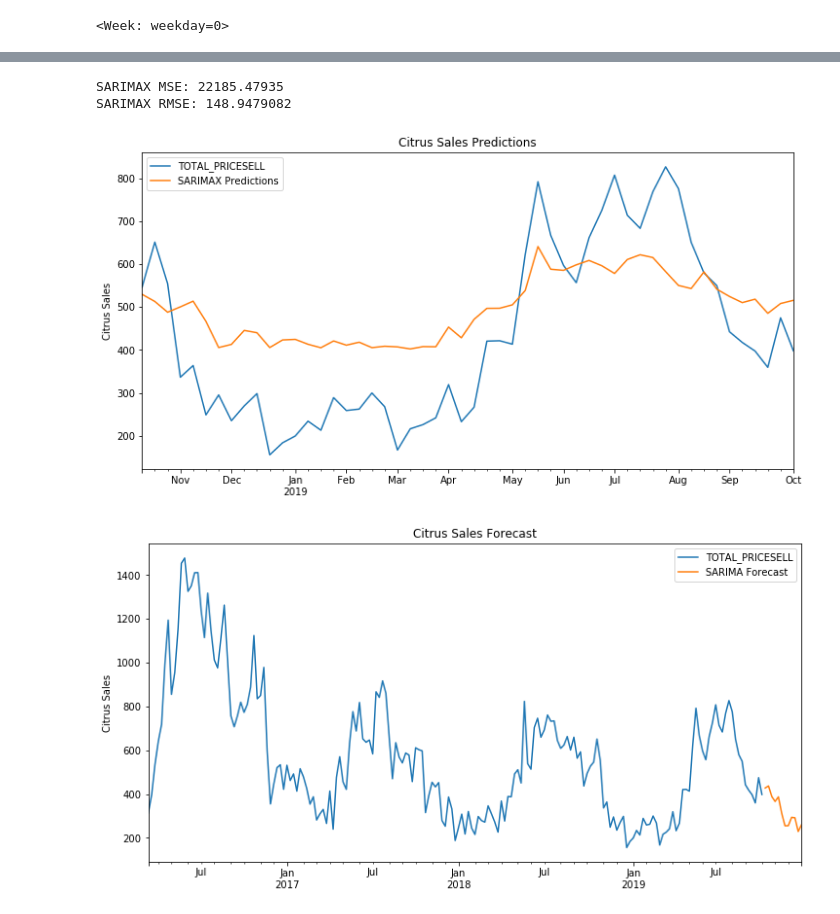
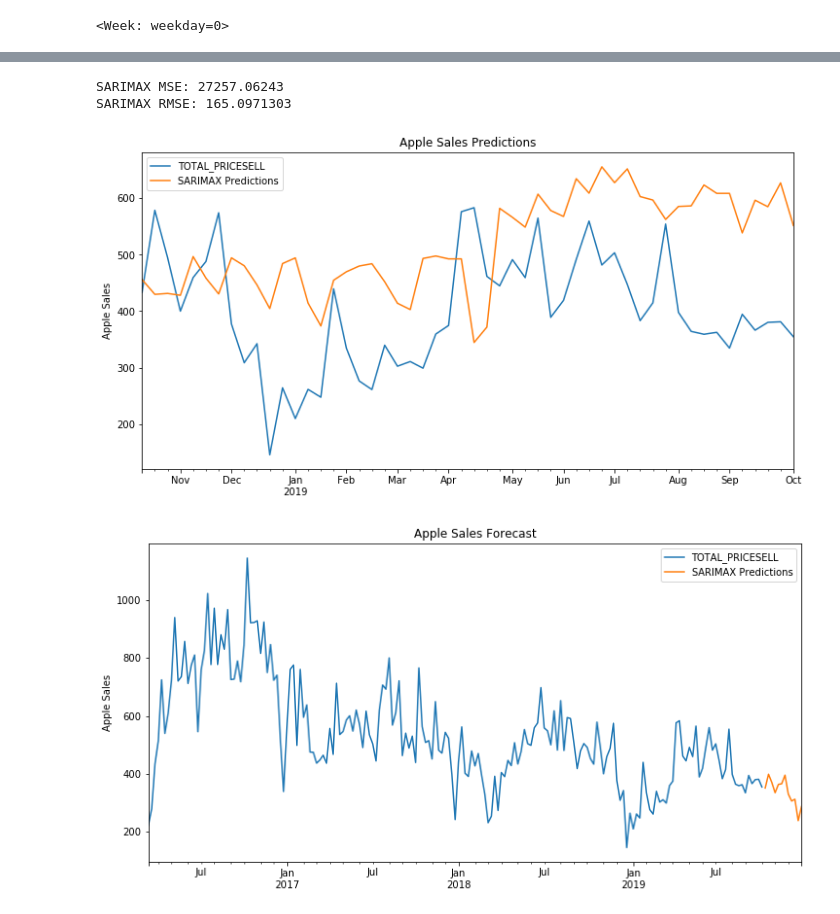
Before and after one commit to aibatchelor22/dubstech-2020, a Jupyter notebook: Retail Sales - Apples.ipynb, the cells around one changed output, grey strips where cells are left out. Saved outputs shown, nothing was run; the diff lists cells and outputs as text; code cells hidden in the pictures.

```diff
--- a/Retail Sales - Apples.ipynb
+++ b/Retail Sales - Apples.ipynb
@@ -13,7 +13,7 @@ from statsmodels.tools.eval_measures import rmse
 import warnings
 warnings.filterwarnings("ignore")
 # %%
-df = pd.read_csv(r'C:\Users\ashbat\Desktop\totalByWeekWHCitrus.csv',index_col='DATE',parse_dates=True)
+df = pd.read_csv(r'C:\Users\ashbat\Desktop\totalByWeekWHApples.csv',index_col='DATE',parse_dates=True)
 df.index.freq = 'W-MON'
 # %%
 df.head()
@@ -185,12 +185,12 @@ error2 = rmse(test['TOTAL_PRICESELL'], predictions)
 print(f'SARIMAX MSE: {error1:11.10}')
 print(f'SARIMAX RMSE: {error2:11.10}')
 # %% [output]
-SARIMAX MSE: 22185.47935
-SARIMAX RMSE: 148.9479082
+SARIMAX MSE: 27257.06243
+SARIMAX RMSE: 165.0971303
 # %%
 #Compare to validation data
-title='Citrus Sales Predictions'
-ylabel='Citrus Sales'
+title='Apple Sales Predictions'
+ylabel='Apple Sales'
 xlabel=''
 
 ax = test['TOTAL_PRICESELL'].plot(legend=True,figsize=(12,6),title=title)
@@ -198,7 +198,7 @@ predictions.plot(legend=True)
 ax.autoscale(axis='x',tight=True)
 ax.set(xlabel=xlabel, ylabel=ylabel);
 # %% [output]
-[figure, old version]
+[figure, new version]
 # %%
 #Retrain on full data set and make a forecast for 12 weeks out
 model = SARIMAX(df['TOTAL_PRICESELL'],exog=df['holidayWeekS'],order=(0,1,1),seasonal_order=(1,0,1,52))
@@ -211,13 +211,13 @@ exog_forecast.index.freq = 'W-MON'
 exog_forecast = exog_forecast[['holidayWeekS']]
 predictions = results.predict(start=start, end=end, exog=exog_forecast).rename('SARIMAX Predictions')
 # %%
-title='Citrus Sales Forecast'
-ylabel='Citrus Sales'
+title='Apple Sales Forecast'
+ylabel='Apple Sales'
 xlabel=''
 
 ax = df['TOTAL_PRICESELL'].plot(legend=True,figsize=(12,6),title=title)
-fcast.plot(legend=True)
+predictions.plot(legend=True)
 ax.autoscale(axis='x',tight=True)
 ax.set(xlabel=xlabel, ylabel=ylabel);
 # %% [output]
-[figure, old version]
+[figure, new version]
```
Also changed, not shown: parts of 9 cells of this notebook, 6 other files.
